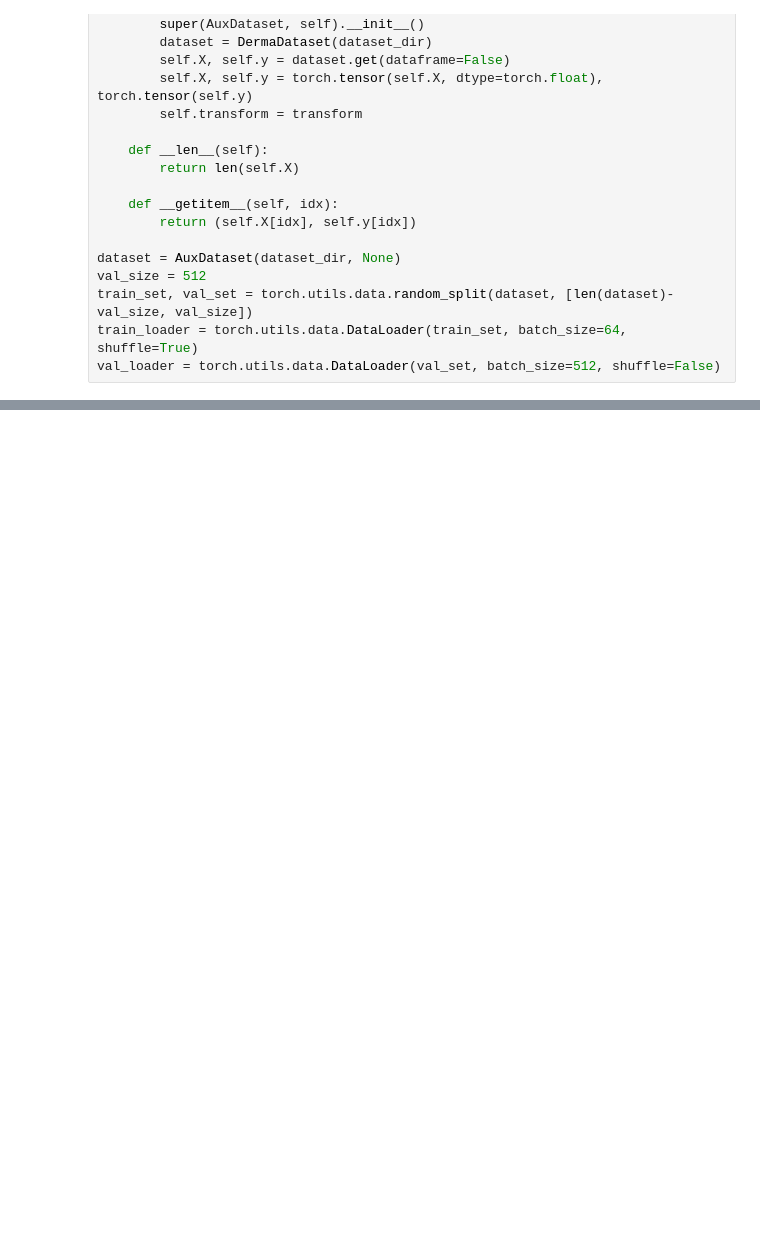
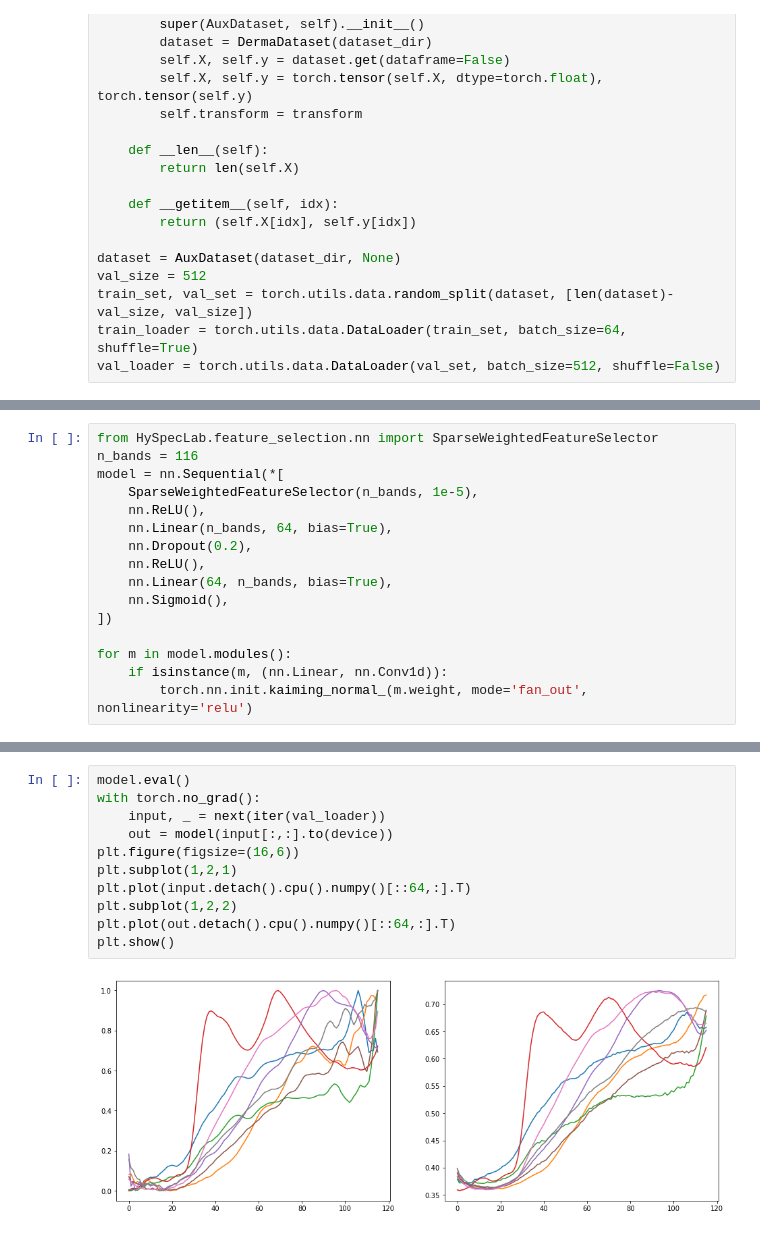
Before and after one commit to SolidusAbi/HySpecLab, a Jupyter notebook: notebooks/sparsity/test.ipynb, the cells around one changed output, grey strips where cells are left out. Drawn from its saved outputs; the diff is of its cells as text; blank space fills up the shorter version.

```diff
--- a/notebooks/sparsity/test.ipynb
+++ b/notebooks/sparsity/test.ipynb
@@ -166,0 +334,16 @@ plt.hist(values[values!=0], bins=16)
+# %%
+from HySpecLab.feature_selection.nn import SparseWeightedFeatureSelector
+n_bands = 116
+model = nn.Sequential(*[
+    SparseWeightedFeatureSelector(n_bands, 1e-5),
+    nn.ReLU(),
+    nn.Linear(n_bands, 64, bias=True),
+    nn.Dropout(0.2),
+    nn.ReLU(),
+    nn.Linear(64, n_bands, bias=True),
+    nn.Sigmoid(),
+])
+
+for m in model.modules():
+    if isinstance(m, (nn.Linear, nn.Conv1d)):
+        torch.nn.init.kaiming_normal_(m.weight, mode='fan_out', nonlinearity='relu')
@@ -166,0 +398,13 @@ plt.hist(values[values!=0], bins=16)
+# %%
+model.eval()
+with torch.no_grad():
+    input, _ = next(iter(val_loader))
+    out = model(input[:,:].to(device))
+plt.figure(figsize=(16,6))
+plt.subplot(1,2,1)
+plt.plot(input.detach().cpu().numpy()[::64,:].T)
+plt.subplot(1,2,2)
+plt.plot(out.detach().cpu().numpy()[::64,:].T)
+plt.show()
+# %% [output]
+[figure, added]
```
Also changed, not shown: parts of 21 cells of this notebook, 3 other files.
